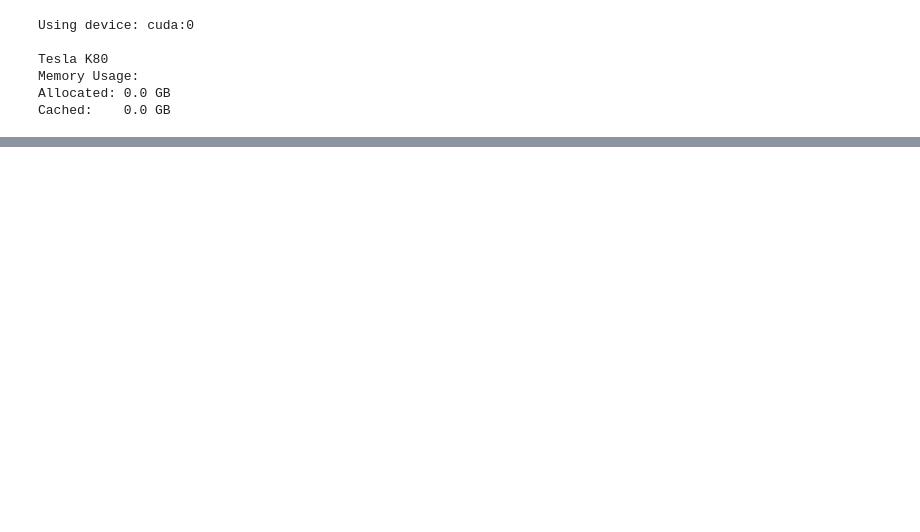
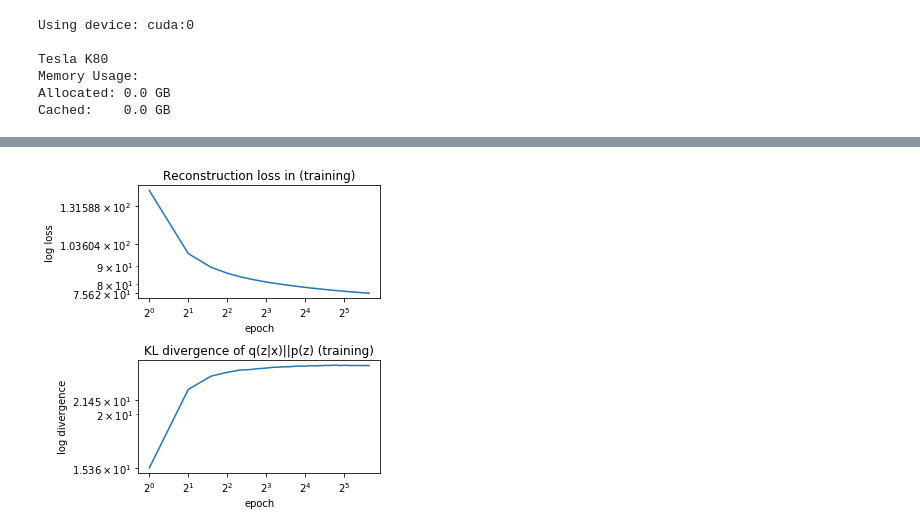
Before and after one commit to matthiasbrix/vae-models, a Jupyter notebook: src/1_vae.ipynb, the cells around one changed output, grey strips where cells are left out. Cells and saved outputs as stored; diff of their text form; code cells hidden in the pictures; blank space fills up the shorter version.

```diff
--- a/src/1_vae.ipynb
+++ b/src/1_vae.ipynb
@@ -134,23 +142,25 @@ plot_gaussian_distributions(solver)
 # %%
 # Monitoring the reconstruction loss (likelihood lower bound) and KL divergence
 DEBUG = 0
 if DEBUG:
     for epoch, train_loss, test_loss, rl, kl in zip(solver.train_loss_history["epochs"], \
                              solver.train_loss_history["train_loss_acc"], \
                              solver.test_loss_history, \
                              solver.train_loss_history["recon_loss_acc"], \
                              solver.train_loss_history["kl_diverg_acc"]):
         print("epoch: {}, train_loss: {:.2f}, test_loss: {:.2f}, recon. loss: {:.2f}, KL div.: {:.2f}".format(
             epoch, train_loss, test_loss, rl, kl))
         print("overfitting: {:.2f}".format(abs(test_loss-train_loss)))
 if dataset == "MNIST" and z_dim == 2:
     plot_rl_kl(solver, 100, 250)
 if dataset == "MNIST" and z_dim == 20:
-    plot_rl_kl(solver, 5, 20)
+    plot_rl_kl(solver, 20, 30)
 if dataset == "FF" and z_dim == 2:
     plot_rl_kl(solver, 10, 15)
 if dataset == "LFW" and z_dim == 20:
     plot_rl_kl(solver, 50, 50)
+# %% [output]
+[figure, added]
 # %%
 # visualize q(z|x) (latent space z)
 if solver.z_dim == 2:
```
Also changed, not shown: parts of 3 cells of this notebook.
